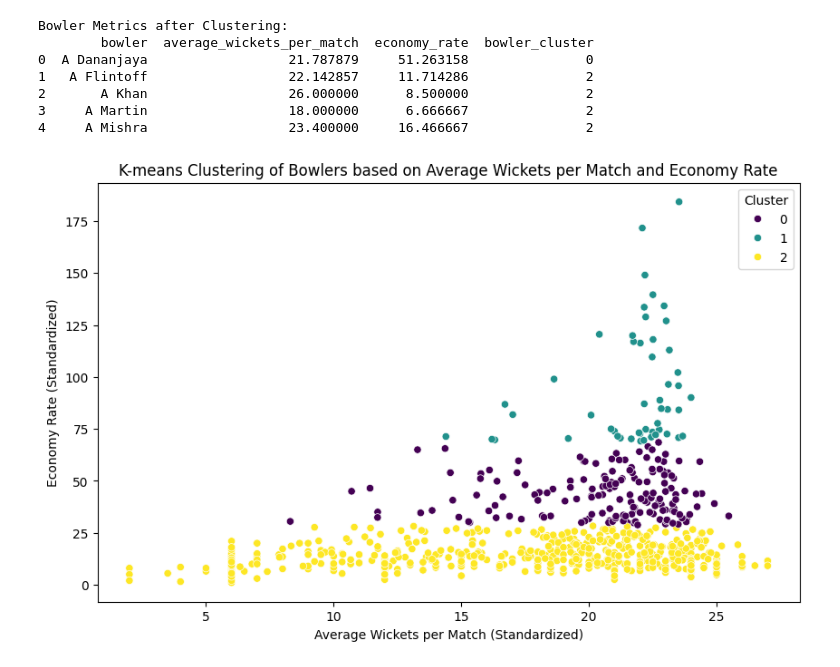
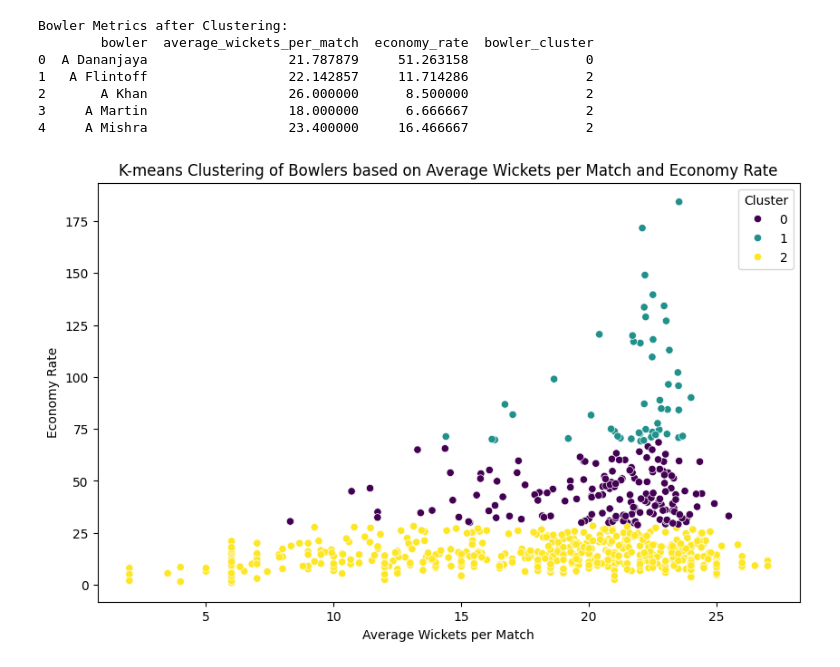
Before and after one commit to 19Kaumini/e19-co544-cricket-analytics-and-prediction, a Jupyter notebook: EDA/Batsman_and_Bowler_Clustering.ipynb, the cells around one changed output. Cells and saved outputs as stored; diff of their text form; code cells hidden in the pictures.

```diff
--- a/EDA/BatsmanClustering.ipynb
+++ b/EDA/Batsman_and_Bowler_Clustering.ipynb
@@ -341,11 +341,11 @@ Bowler Metrics after Clustering:
 # %%
 # Visualize the clusters
 plt.figure(figsize=(10, 6))
 sns.scatterplot(data=bowler_metrics, x='average_wickets_per_match', y='economy_rate', hue='bowler_cluster', palette='viridis')
 plt.title('K-means Clustering of Bowlers based on Average Wickets per Match and Economy Rate')
-plt.xlabel('Average Wickets per Match (Standardized)')
-plt.ylabel('Economy Rate (Standardized)')
+plt.xlabel('Average Wickets per Match')
+plt.ylabel('Economy Rate')
 plt.legend(title='Cluster')
 plt.show()
 # %% [output]
-[figure, old version]
+[figure, new version]
```
Also changed, not shown: parts of 2 cells of this notebook.
